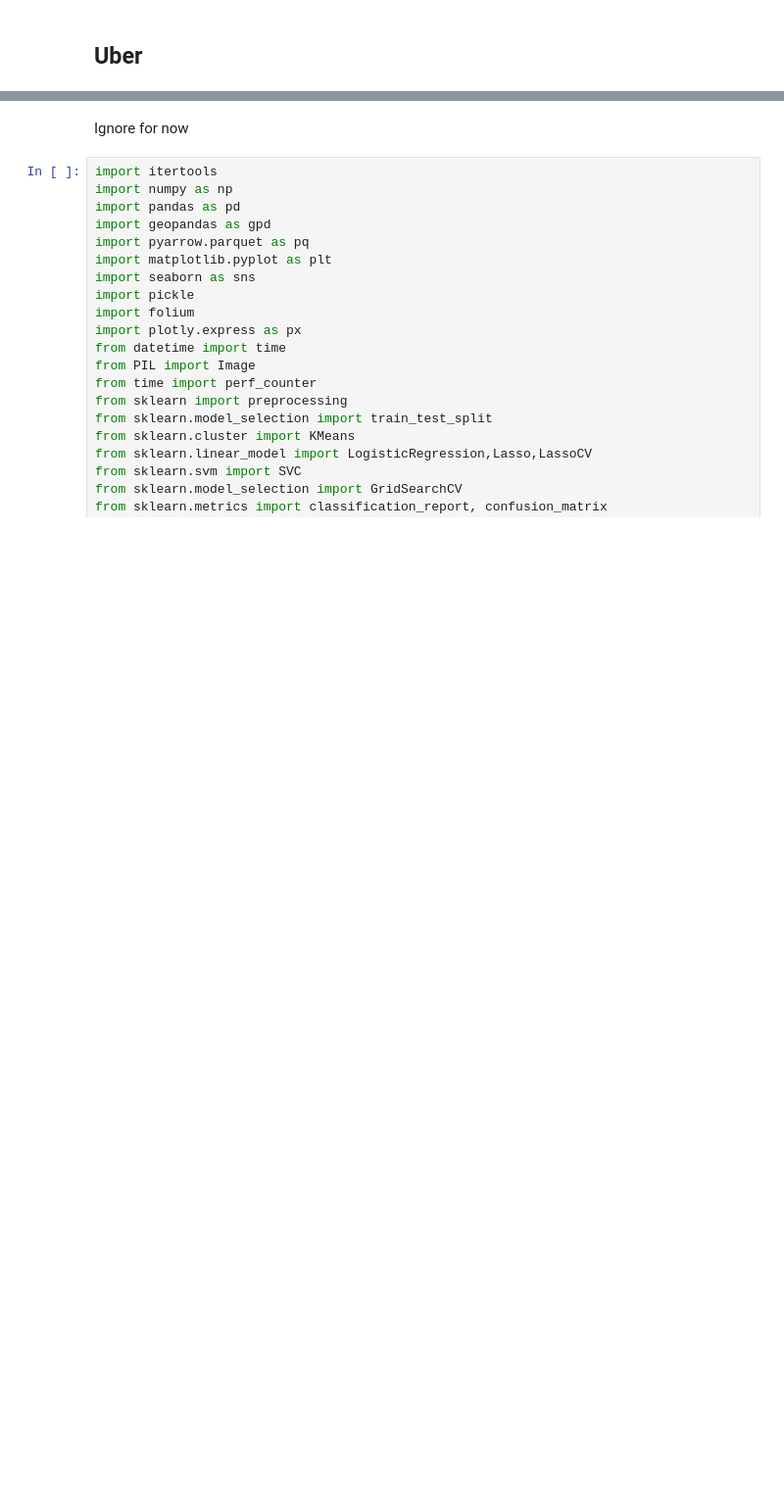
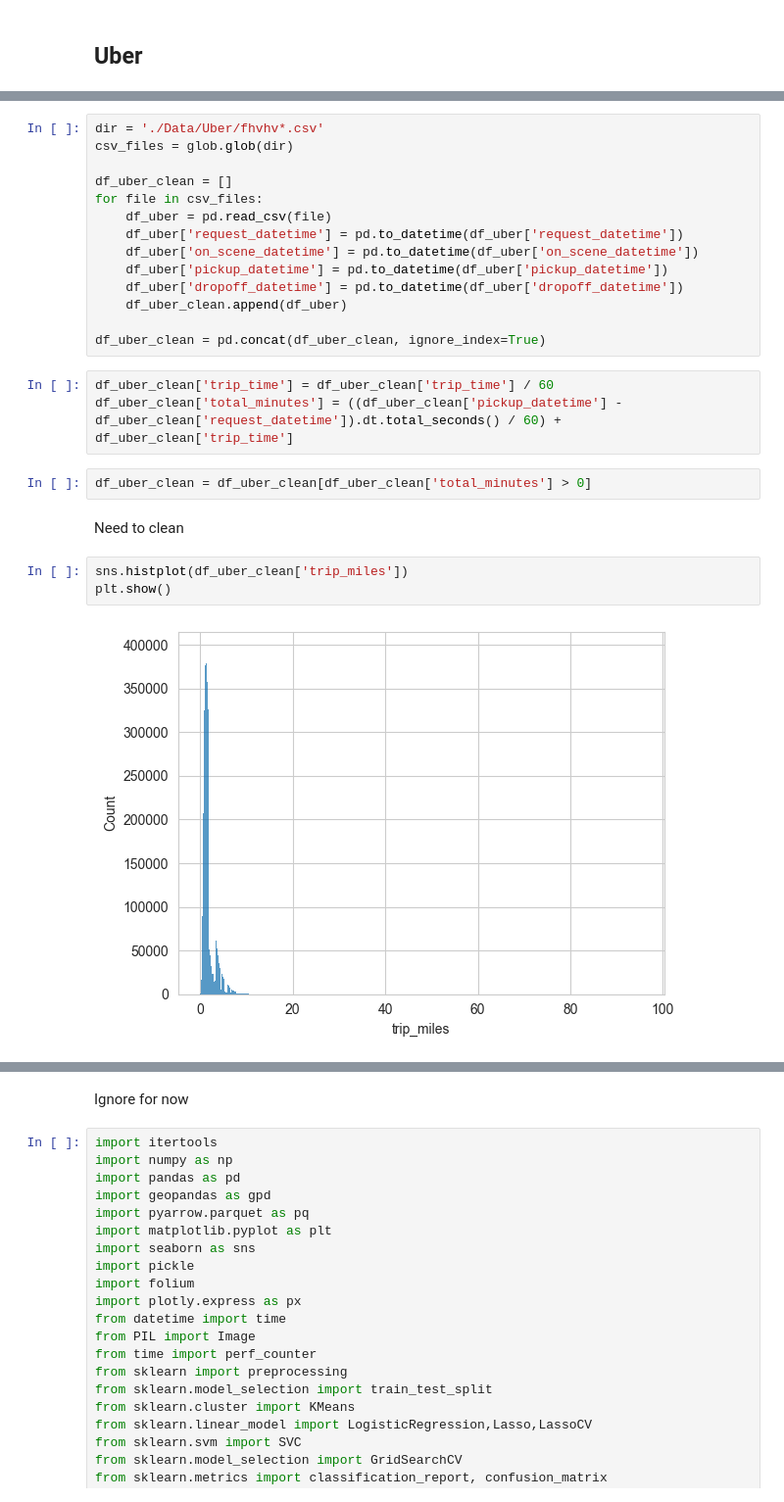
Before and after one commit to nallen19/DSandML, a Jupyter notebook: Project/Project.ipynb, the cells around one changed output, grey strips where cells are left out. Shown at 98% size. Cells and saved outputs as stored; diff of their text form; blank space fills up the shorter version.

```diff
--- a/Project/Project.ipynb
+++ b/Project/Project.ipynb
@@ -195,0 +146,26 @@ DONT RUN
+# %%
+dir = './Data/Uber/fhvhv*.csv'
+csv_files = glob.glob(dir)
+
+df_uber_clean = []
+for file in csv_files:
+    df_uber = pd.read_csv(file)
+    df_uber['request_datetime'] = pd.to_datetime(df_uber['request_datetime'])
+    df_uber['on_scene_datetime'] = pd.to_datetime(df_uber['on_scene_datetime'])
+    df_uber['pickup_datetime'] = pd.to_datetime(df_uber['pickup_datetime'])
+    df_uber['dropoff_datetime'] = pd.to_datetime(df_uber['dropoff_datetime'])
+    df_uber_clean.append(df_uber)
+
+df_uber_clean = pd.concat(df_uber_clean, ignore_index=True)
+# %%
+df_uber_clean['trip_time'] = df_uber_clean['trip_time'] / 60
+df_uber_clean['total_minutes'] = ((df_uber_clean['pickup_datetime'] - df_uber_clean['request_datetime']).dt.total_seconds() / 60) + df_uber_clean['trip_time']
+# %%
+df_uber_clean = df_uber_clean[df_uber_clean['total_minutes'] > 0]
+# %% [markdown]
+Need to clean
+# %%
+sns.histplot(df_uber_clean['trip_miles'])
+plt.show()
+# %% [output]
+[figure, added]
```
Also changed, not shown: parts of 13 cells of this notebook.
